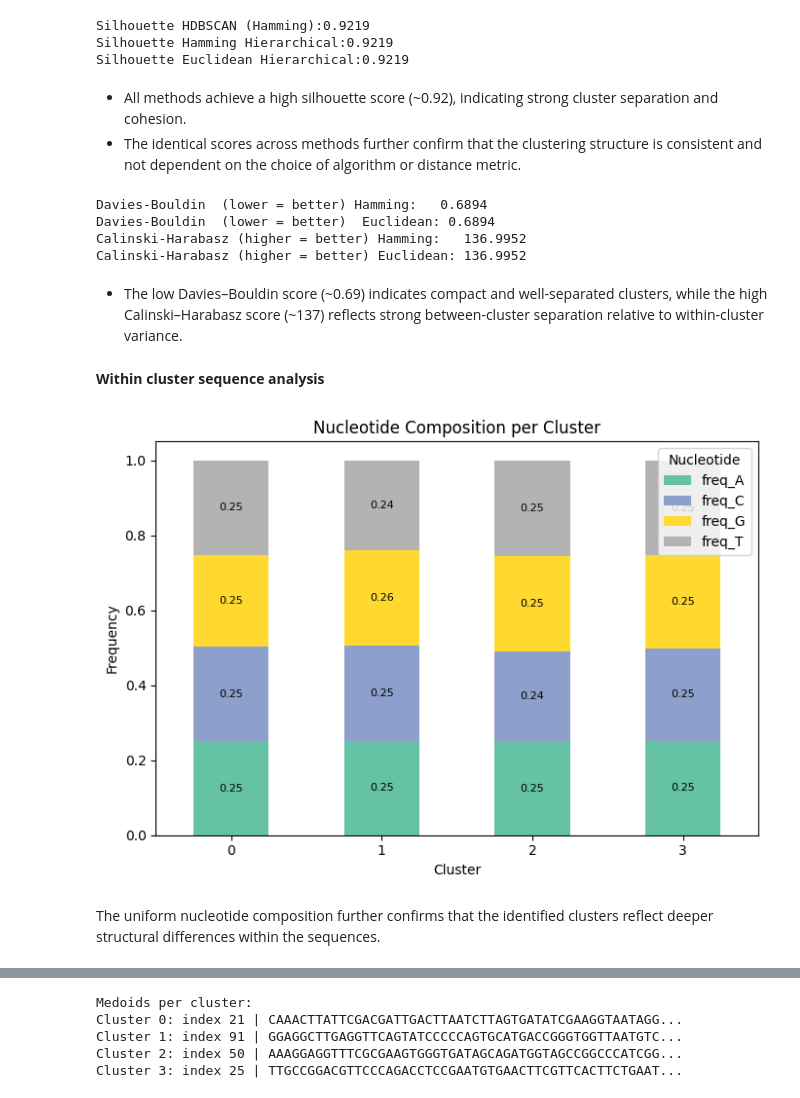
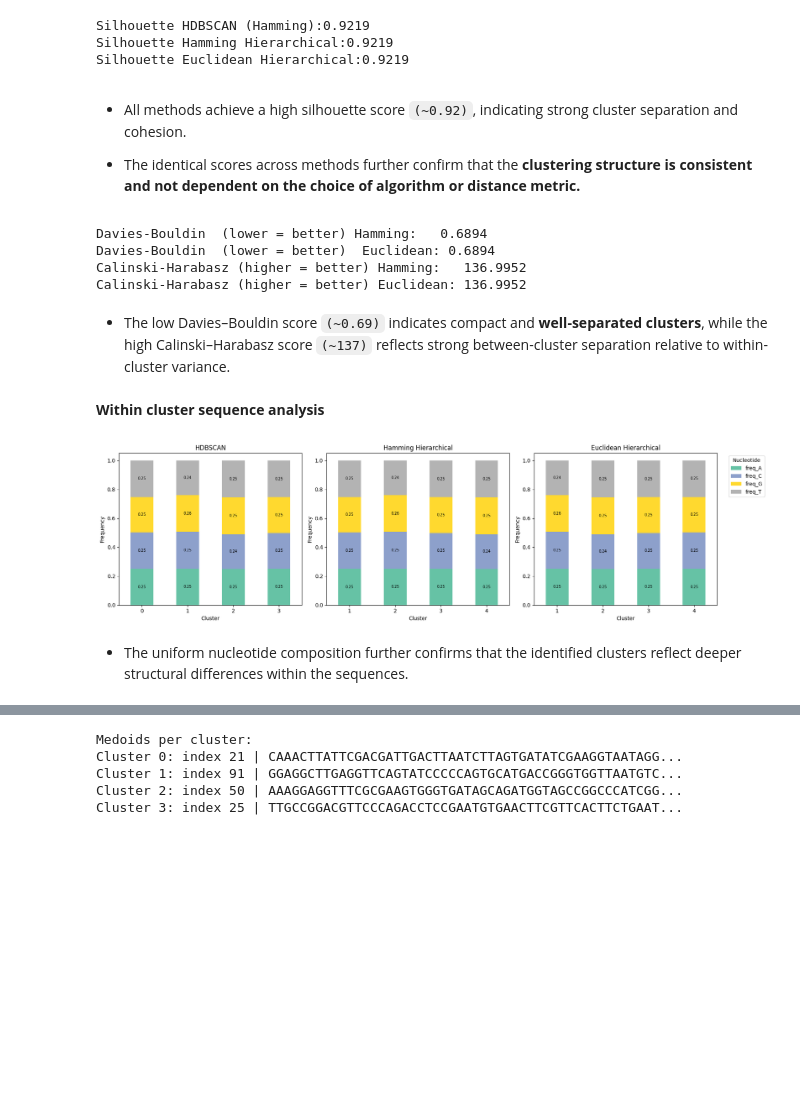
Before and after one commit to Shravani018/ml_2_group1, a Jupyter notebook: Assignment3/ML2_Group1_Assignment3_0.ipynb, the cells around one changed output, grey strips where cells are left out. Cells and saved outputs as stored; diff of their text form; code cells hidden in the pictures; blank space fills up the shorter version.

Commit message:
final task 2 plots+interpretations

```diff
--- a/Assignment3/ML2_Group1_Assignment3_0.ipynb
+++ b/Assignment3/ML2_Group1_Assignment3_0.ipynb
@@ -861,8 +876,9 @@ Silhouette HDBSCAN (Hamming):0.9219
 Silhouette Hamming Hierarchical:0.9219
 Silhouette Euclidean Hierarchical:0.9219
 # %% [markdown]
-- All methods achieve a high silhouette score (~0.92), indicating strong cluster separation and cohesion.
-- The identical scores across methods further confirm that the clustering structure is consistent and not dependent on the choice of algorithm or distance metric.
+- All methods achieve a high silhouette score `(~0.92)`, indicating strong cluster separation and cohesion.
+
+- The identical scores across methods further confirm that the **clustering structure is consistent and not dependent on the choice of algorithm or distance metric.**
 # %%
 # Computing Davies-Bouldin and Calinski-Harabasz on k-mer Euclidean space
 db_ham = davies_bouldin_score(kmer_matrix, hamming_labels)
@@ -879,29 +895,35 @@ Davies-Bouldin  (lower = better)  Euclidean: 0.6894
 Calinski-Harabasz (higher = better) Hamming:   136.9952
 Calinski-Harabasz (higher = better) Euclidean: 136.9952
 # %% [markdown]
-- The low Davies–Bouldin score (~0.69) indicates compact and well-separated clusters, while the high Calinski–Harabasz score (~137) reflects strong between-cluster separation relative to within-cluster variance.
+- The low Davies–Bouldin score `(~0.69)` indicates compact and **well-separated clusters**, while the high Calinski–Harabasz score `(~137)` reflects strong between-cluster separation relative to within-cluster variance.
 # %% [markdown]
 **Within cluster sequence analysis**
-# %%
-# Computing mean nucleotide frequencies per HDBSCAN cluster
-data["cluster"] = hdbscan_labels
-nuc_cols = [f"freq_{n}" for n in sorted(unique_characters)]
-cluster_nuc_stats = data.groupby("cluster")[nuc_cols].mean().round(4)
-ax=cluster_nuc_stats.plot(kind="bar",stacked=True,figsize=(7,5),colormap="Set2")
-
-for i,(_,row) in enumerate(cluster_nuc_stats.iterrows()):
-    cum=0
-    for val in row:
-        ax.text(i,cum+val/2,f"{val:.2f}",ha="center",va="center",fontsize=8,color="black")
-        cum+=val
-plt.title("Nucleotide Composition per Cluster")
-plt.xlabel("Cluster")
-plt.ylabel("Frequency")
-plt.xticks(rotation=0)
-plt.legend(title="Nucleotide")
-plt.tight_layout()
-plt.show()
-# %% [output]
-[figure, removed]
+# %%
+fig, axes = plt.subplots(1, 3, figsize=(18, 5))
+cluster_sets = {
+    "HDBSCAN": hdbscan_labels,
+    "Hamming Hierarchical": hamming_labels,
+    "Euclidean Hierarchical": euclidean_labels
+}
+nuc_cols = [f"freq_{n}" for n in sorted(unique_characters)]
+for ax, (title, labels) in zip(axes, cluster_sets.items()):
+    data["temp_cluster"] = labels
+    stats = data.groupby("temp_cluster")[nuc_cols].mean().round(4)
+    stats.plot(kind="bar", stacked=True, ax=ax, colormap="Set2", legend=False)
+    for i, (_, row) in enumerate(stats.iterrows()):
+        cum = 0
+        for val in row:
+            ax.text(i, cum + val/2, f"{val:.2f}",
+                    ha="center", va="center", fontsize=7)
+            cum += val
+    ax.set_title(title, fontsize=12)
+    ax.set_xlabel("Cluster")
+    ax.set_ylabel("Frequency")
+    ax.set_xticklabels(ax.get_xticklabels(), rotation=0)
+axes[2].legend(nuc_cols, title="Nucleotide", bbox_to_anchor=(1.05, 1), loc="upper left")
+plt.tight_layout()
+plt.show()
+# %% [output]
+[figure, added]
 # %% [markdown]
-The uniform nucleotide composition further confirms that the identified clusters reflect deeper structural differences within the sequences.
+- The uniform nucleotide composition further confirms that the identified clusters reflect deeper structural differences within the sequences.
```
Also changed, not shown: parts of 22 cells of this notebook.
